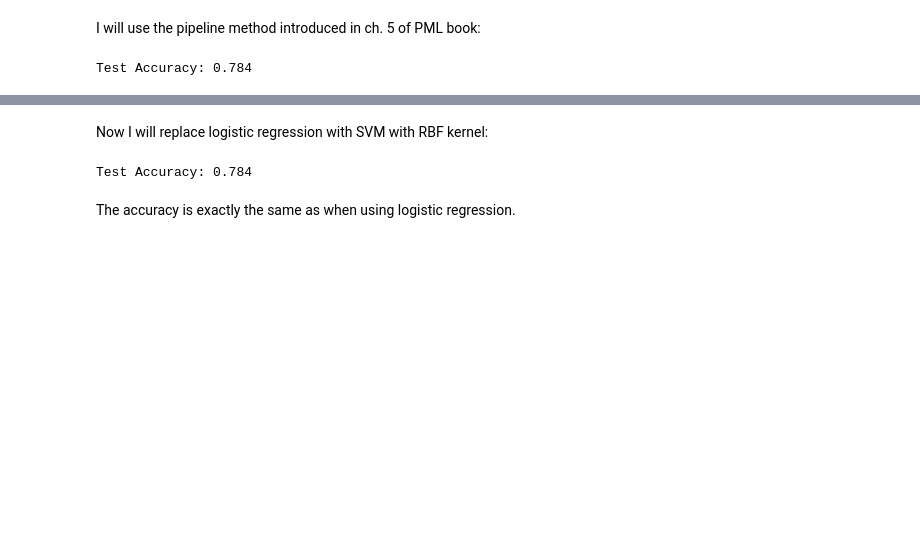
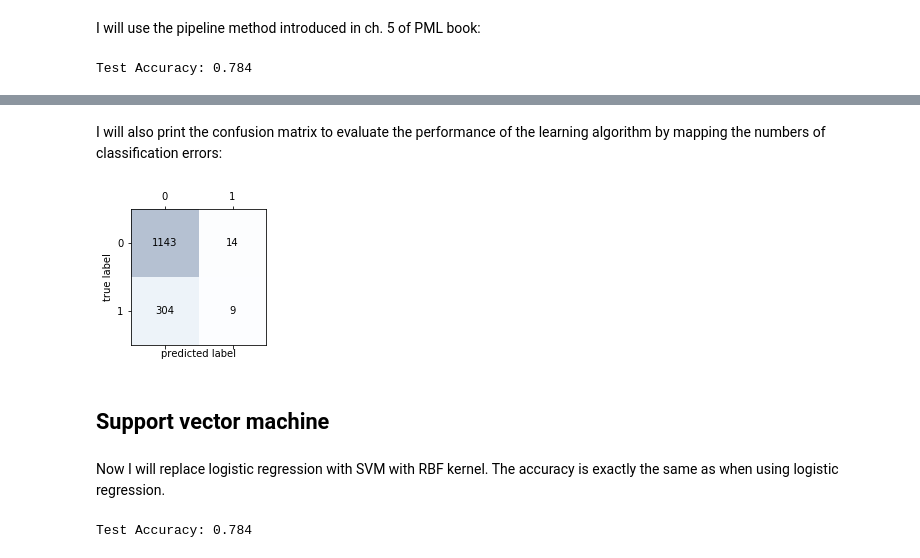
Before and after one commit to JOY199603/2016.M3.TQF-ML, a Jupyter notebook: TestSet1/Topinka_Michal_HW1.ipynb, the cells around one changed output, grey strips where cells are left out. Cells and saved outputs as stored; diff of their text form; code cells hidden in the pictures; blank space fills up the shorter version.

```diff
--- a/TestSet1/Topinka_Michal_HW1.ipynb
+++ b/TestSet1/Topinka_Michal_HW1.ipynb
@@ -126,5 +164,29 @@ Test Accuracy: 0.784
+# %% [markdown]
+I will also print the confusion matrix to evaluate the performance of the learning algorithm by mapping the numbers of classification errors:
+# %%
+from sklearn.metrics import confusion_matrix
+
+pipe_lr.fit(X_train, y01_train)
+y01_pred = pipe_lr.predict(X_test)
+confmat = confusion_matrix(y_true=y01_test, y_pred=y01_pred)
+#print(confmat)
+
+fig, ax = plt.subplots(figsize=(2.5, 2.5))
+ax.matshow(confmat, cmap=plt.cm.Blues, alpha=0.3)
+for i in range(confmat.shape[0]):
+    for j in range(confmat.shape[1]):
+        ax.text(x=j, y=i,
+                s=confmat[i, j],
+                va='center', ha='center')
+plt.xlabel('predicted label')
+plt.ylabel('true label')
+plt.show()
+# %% [output]
+[figure, added]
+# %% [markdown]
+## Support vector machine
 # %% [markdown]
-Now I will replace logistic regression with SVM with RBF kernel:
+Now I will replace logistic regression with SVM with RBF kernel. The accuracy is exactly the same as when using logistic regression.
 # %%
 from sklearn.svm import SVC
 
@@ -137,5 +199,3 @@ print('Test Accuracy: %.3f' % pipe_lr.score(X_test, y01_test))
 y01_pred = pipe_lr.predict(X_test)
 # %% [output]
 Test Accuracy: 0.784
-# %% [markdown]
-The accuracy is exactly the same as when using logistic regression.
```
Also changed, not shown: parts of 7 cells of this notebook.
